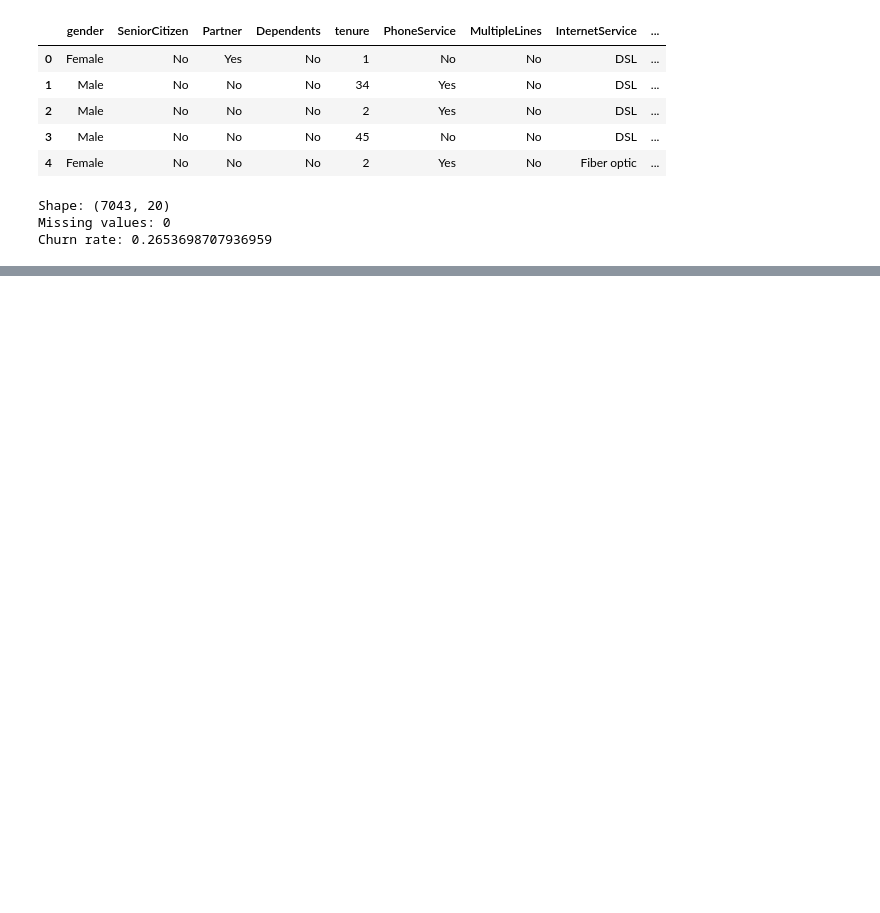
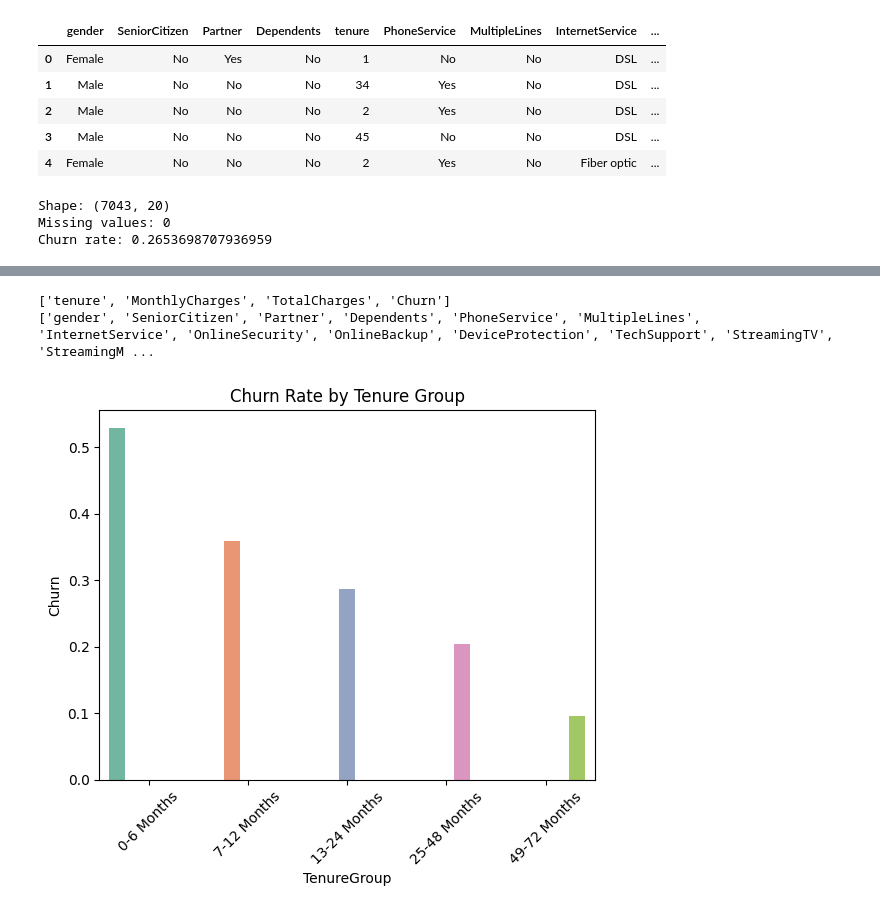
Before and after one commit to Manmohan-Shukla/Customer-Churn-Prediction, a Jupyter notebook: notebooks/02_feature_engineering.ipynb, the cells around one changed output, grey strips where cells are left out. Saved outputs shown, nothing was run; the diff lists cells and outputs as text; code cells hidden in the pictures; blank space fills up the shorter version.

Commit message:
Build churn feature and modeling setup
Add engineered churn data, expand feature engineering analysis, and introduce modeling/project setup files for the customer churn workflow.

```diff
--- a/notebooks/02_feature_engineering.ipynb
+++ b/notebooks/02_feature_engineering.ipynb
@@ -24,0 +45,38 @@ Churn rate: 0.2653698707936959
+# %%
+numeric_cols = df.select_dtypes(include="number").columns.tolist()
+
+categorical_cols= df.select_dtypes(include=['string','object','category']).columns.tolist()
+
+print(numeric_cols)
+print(categorical_cols)
+# %% [output]
+['tenure', 'MonthlyCharges', 'TotalCharges', 'Churn']
+['gender', 'SeniorCitizen', 'Partner', 'Dependents', 'PhoneService', 'MultipleLines', 'InternetService', 'OnlineSecurity', 'OnlineBackup', 'DeviceProtection', 'TechSupport', 'StreamingTV', 'StreamingM ...
+# %%
+df["TenureGroup"]= pd.cut(
+    df["tenure"],
+    bins=[-1,6,12,24,48,72],
+    labels=[
+        '0-6 Months',
+        '7-12 Months',
+        '13-24 Months',
+        '25-48 Months',
+        '49-72 Months'
+    ]
+)
+
+sns.barplot(
+    data=df,
+    x="TenureGroup",
+    y="Churn",
+    hue="TenureGroup",
+    palette="Set2",
+    legend=False,
+    errorbar=None
+)
+
+plt.xticks(rotation=45)
+plt.title("Churn Rate by Tenure Group")
+plt.show()
+# %% [output]
+[figure, added]
```
Also changed, not shown: parts of 11 cells of this notebook, 4 other files.
